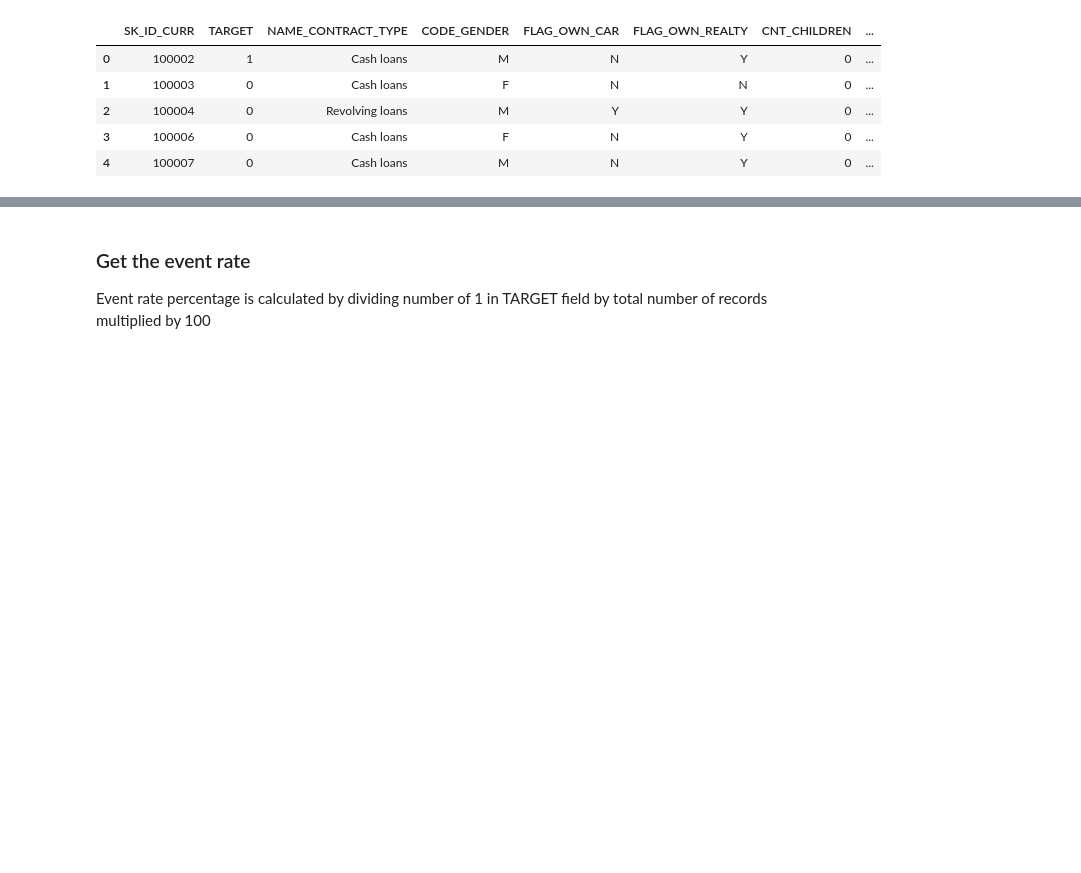
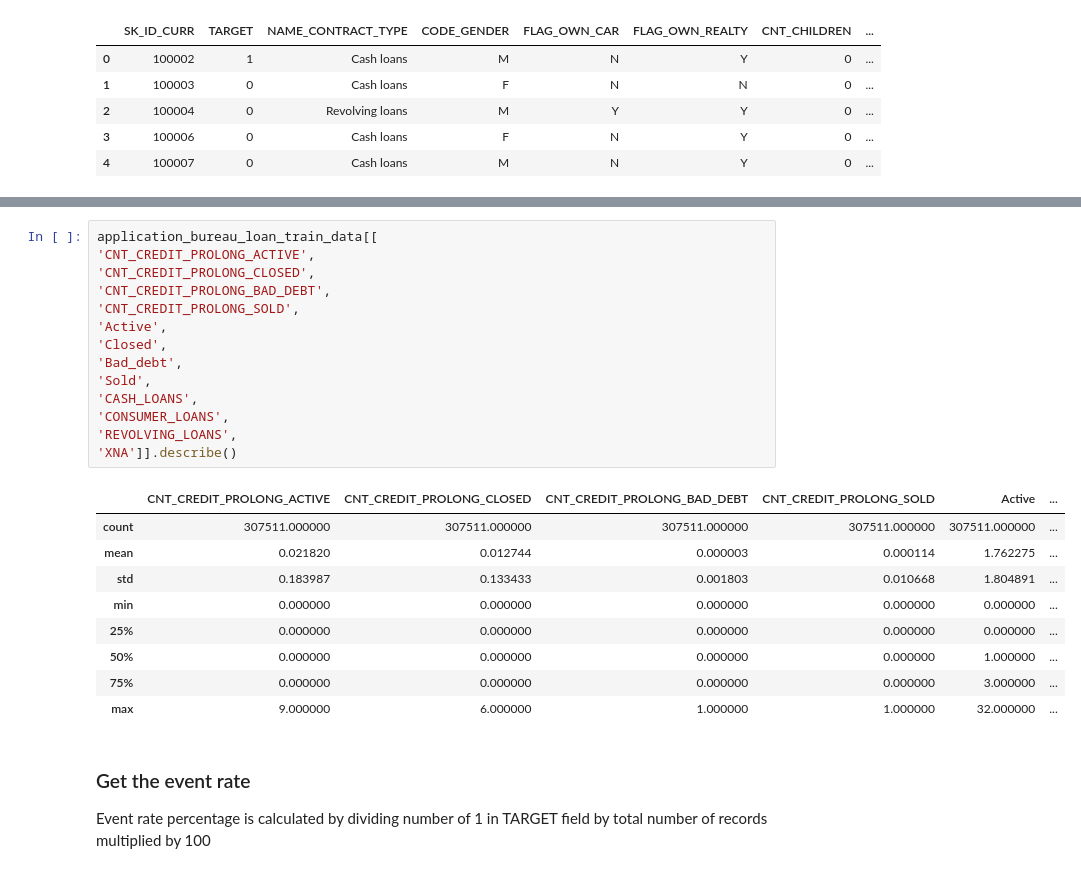
Before and after one commit to monimoyd/project_machine_learning_home_credit_default_analysis, a Jupyter notebook: home_credit_default_analysis_project.ipynb, the cells around one changed output, grey strips where cells are left out. Cells and saved outputs as stored; diff of their text form; blank space fills up the shorter version.

```diff
--- a/home_credit_default_analysis_project.ipynb
+++ b/home_credit_default_analysis_project.ipynb
@@ -653,3 +721,27 @@ application_bureau_loan_train_data.head()
+# %%
+application_bureau_loan_train_data[[
+'CNT_CREDIT_PROLONG_ACTIVE',
+'CNT_CREDIT_PROLONG_CLOSED',
+'CNT_CREDIT_PROLONG_BAD_DEBT',
+'CNT_CREDIT_PROLONG_SOLD',
+'Active',
+'Closed',
+'Bad_debt',
+'Sold',
+'CASH_LOANS',
+'CONSUMER_LOANS',
+'REVOLVING_LOANS',
+'XNA']].describe()
+# %% [output]
+|  | CNT_CREDIT_PROLONG_ACTIVE | CNT_CREDIT_PROLONG_CLOSED | CNT_CREDIT_PROLONG_BAD_DEBT | CNT_CREDIT_PROLONG_SOLD | Active | ... |
+| count | 307511.000000 | 307511.000000 | 307511.000000 | 307511.000000 | 307511.000000 | ... |
+| mean | 0.021820 | 0.012744 | 0.000003 | 0.000114 | 1.762275 | ... |
+| std | 0.183987 | 0.133433 | 0.001803 | 0.010668 | 1.804891 | ... |
+| min | 0.000000 | 0.000000 | 0.000000 | 0.000000 | 0.000000 | ... |
+| 25% | 0.000000 | 0.000000 | 0.000000 | 0.000000 | 0.000000 | ... |
+| 50% | 0.000000 | 0.000000 | 0.000000 | 0.000000 | 1.000000 | ... |
+| 75% | 0.000000 | 0.000000 | 0.000000 | 0.000000 | 3.000000 | ... |
+| max | 9.000000 | 6.000000 | 1.000000 | 1.000000 | 32.000000 | ... |
 # %% [markdown]
 ### Get the event rate
 
```
Also changed, not shown: parts of 25 cells of this notebook.
